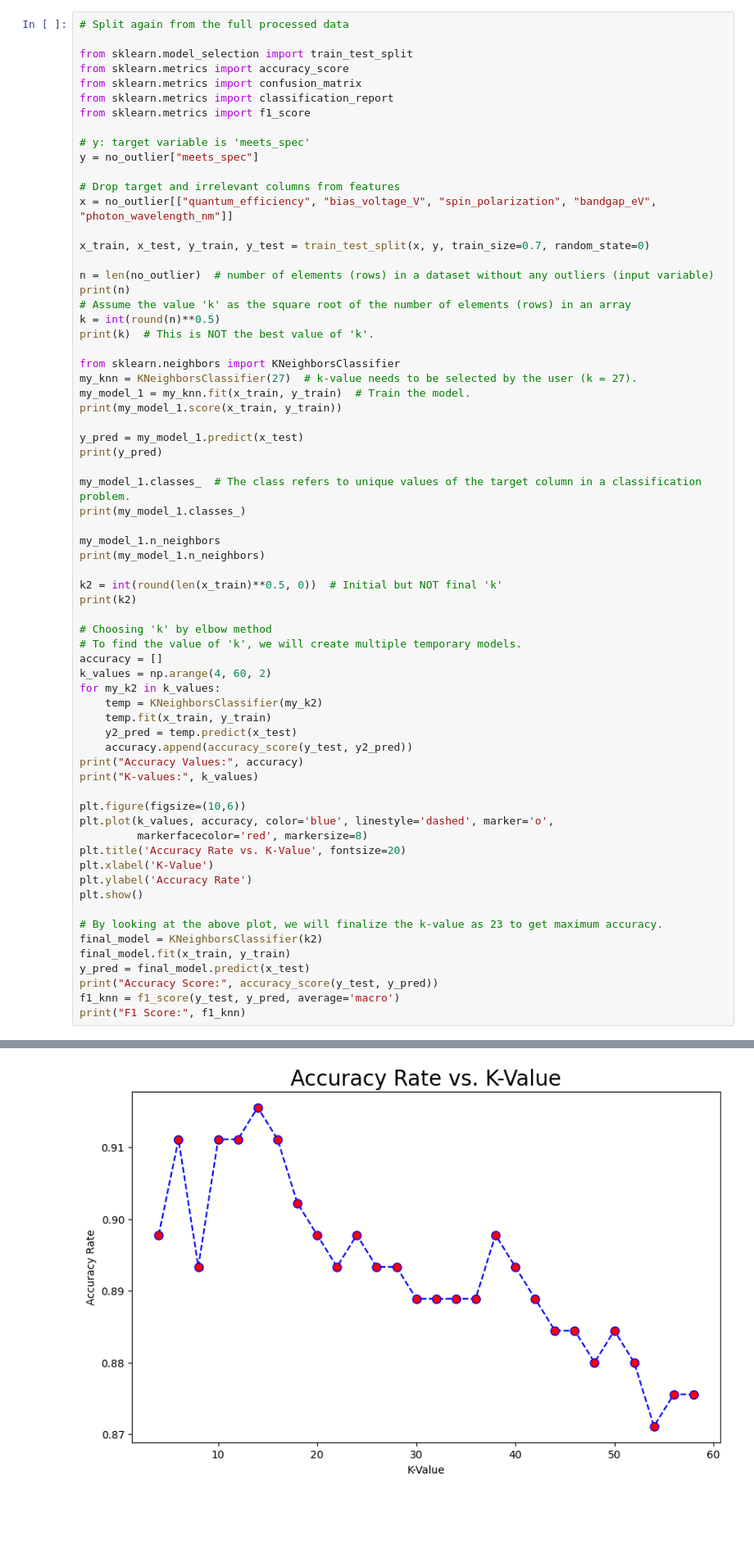
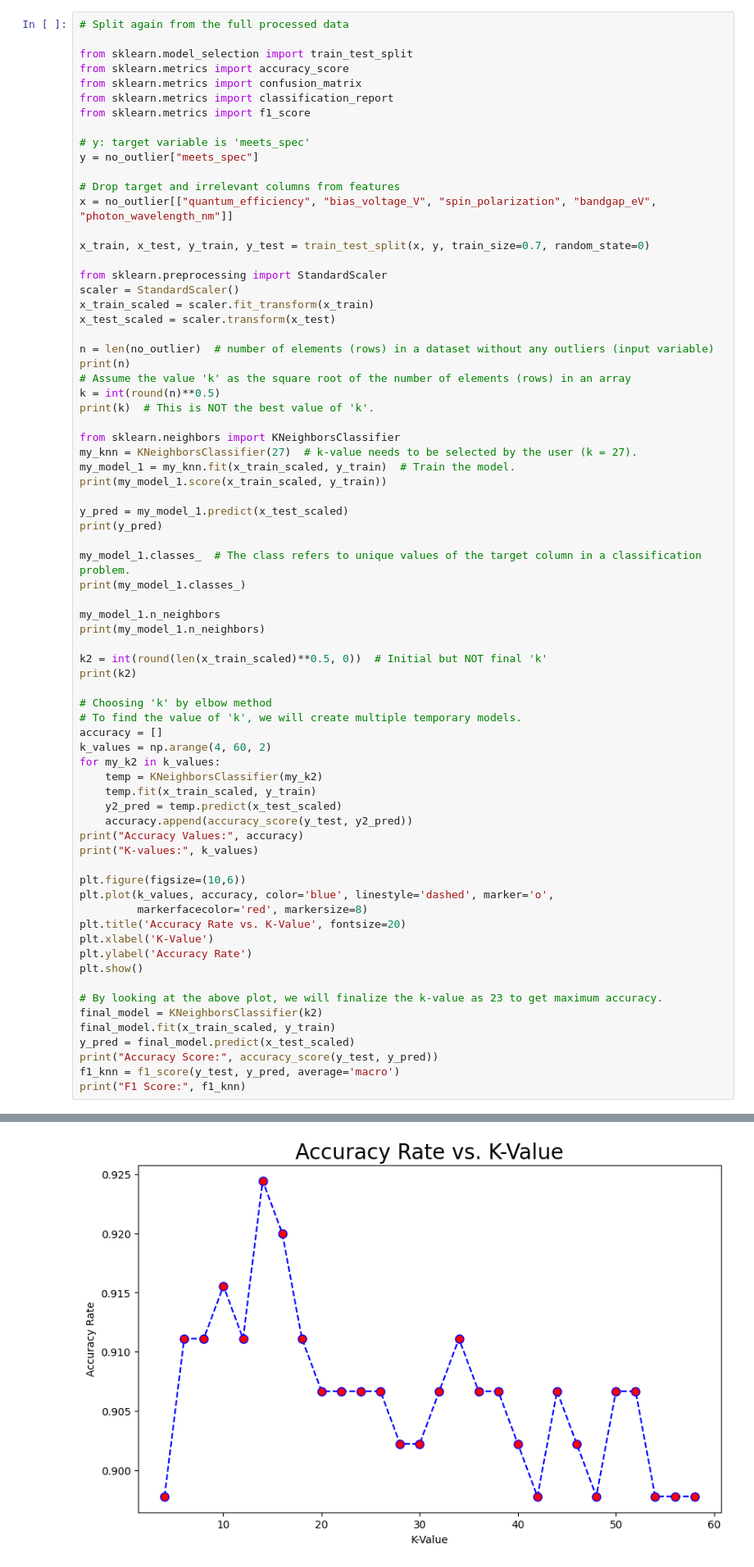
Before and after one commit to renaissag/electrical_engineeing_Quantum_Devices_KNN, a Jupyter notebook: Renaissa_Quantum_Devices_KNN.ipynb, the cells around one changed output, grey strips where cells are left out. Shown at 82% size. Cells and saved outputs as stored; diff of their text form; blank space fills up the shorter version.

```diff
--- a/Renaissa_Quantum_Devices_KNN.ipynb
+++ b/Renaissa_Quantum_Devices_KNN.ipynb
@@ -159,6 +159,11 @@ x = no_outlier[["quantum_efficiency", "bias_voltage_V", "spin_polarization", "ba
 
 x_train, x_test, y_train, y_test = train_test_split(x, y, train_size=0.7, random_state=0)
 
+from sklearn.preprocessing import StandardScaler
+scaler = StandardScaler()
+x_train_scaled = scaler.fit_transform(x_train)
+x_test_scaled = scaler.transform(x_test)
+
 n = len(no_outlier)  # number of elements (rows) in a dataset without any outliers (input variable)
 print(n)
 # Assume the value 'k' as the square root of the number of elements (rows) in an array
@@ -167,10 +172,10 @@ print(k)  # This is NOT the best value of 'k'.
 
 from sklearn.neighbors import KNeighborsClassifier
 my_knn = KNeighborsClassifier(27)  # k-value needs to be selected by the user (k = 27).
-my_model_1 = my_knn.fit(x_train, y_train)  # Train the model.
-print(my_model_1.score(x_train, y_train))
+my_model_1 = my_knn.fit(x_train_scaled, y_train)  # Train the model.
+print(my_model_1.score(x_train_scaled, y_train))
 
-y_pred = my_model_1.predict(x_test)
+y_pred = my_model_1.predict(x_test_scaled)
 print(y_pred)
 
 my_model_1.classes_  # The class refers to unique values of the target column in a classification problem.
@@ -179,7 +184,7 @@ print(my_model_1.classes_)
 my_model_1.n_neighbors
 print(my_model_1.n_neighbors)
 
-k2 = int(round(len(x_train)**0.5, 0))  # Initial but NOT final 'k'
+k2 = int(round(len(x_train_scaled)**0.5, 0))  # Initial but NOT final 'k'
 print(k2)
 
 # Choosing 'k' by elbow method
@@ -188,8 +193,8 @@ accuracy = []
 k_values = np.arange(4, 60, 2)
 for my_k2 in k_values:
     temp = KNeighborsClassifier(my_k2)
-    temp.fit(x_train, y_train)
-    y2_pred = temp.predict(x_test)
+    temp.fit(x_train_scaled, y_train)
+    y2_pred = temp.predict(x_test_scaled)
     accuracy.append(accuracy_score(y_test, y2_pred))
 print("Accuracy Values:", accuracy)
 print("K-values:", k_values)
@@ -204,8 +209,8 @@ plt.show()
 
 # By looking at the above plot, we will finalize the k-value as 23 to get maximum accuracy.
 final_model = KNeighborsClassifier(k2)
-final_model.fit(x_train, y_train)
-y_pred = final_model.predict(x_test)
+final_model.fit(x_train_scaled, y_train)
+y_pred = final_model.predict(x_test_scaled)
 print("Accuracy Score:", accuracy_score(y_test, y_pred))
 f1_knn = f1_score(y_test, y_pred, average='macro')
 print("F1 Score:", f1_knn)
@@ -227,3 +232,3 @@ Accuracy Values: [0.8977777777777778, 0.9111111111111111, 0.8933333333333333, 0.
 K-values: [ 4  6  8 10 12 14 16 18 20 22 24 26 28 30 32 34 36 38 40 42 44 46 48 50
  52 54 56 58]
-[figure, old version]
+[figure, new version]
```
Also changed, not shown: parts of 4 cells of this notebook.
